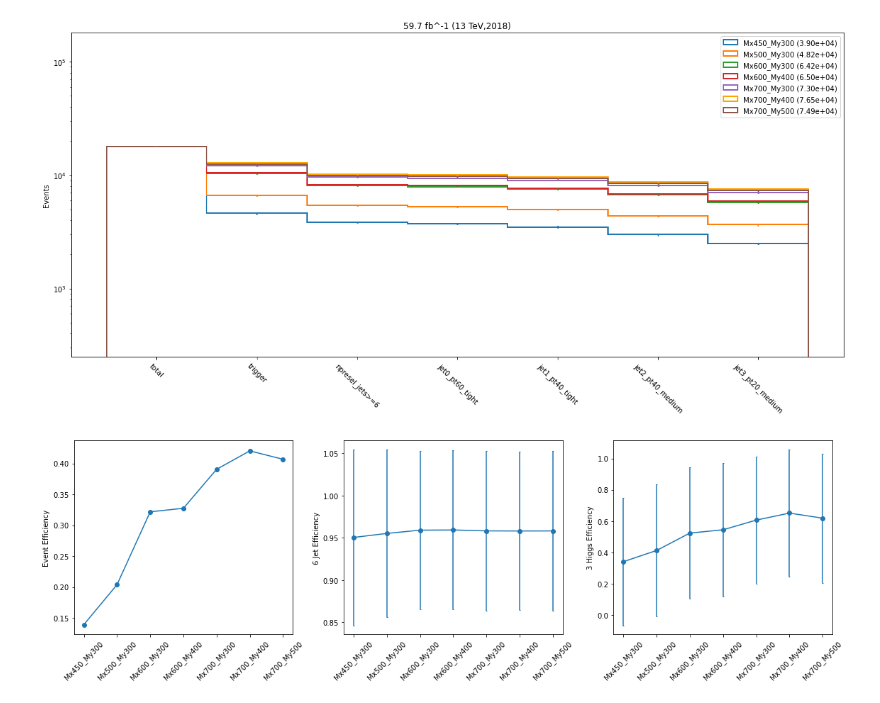
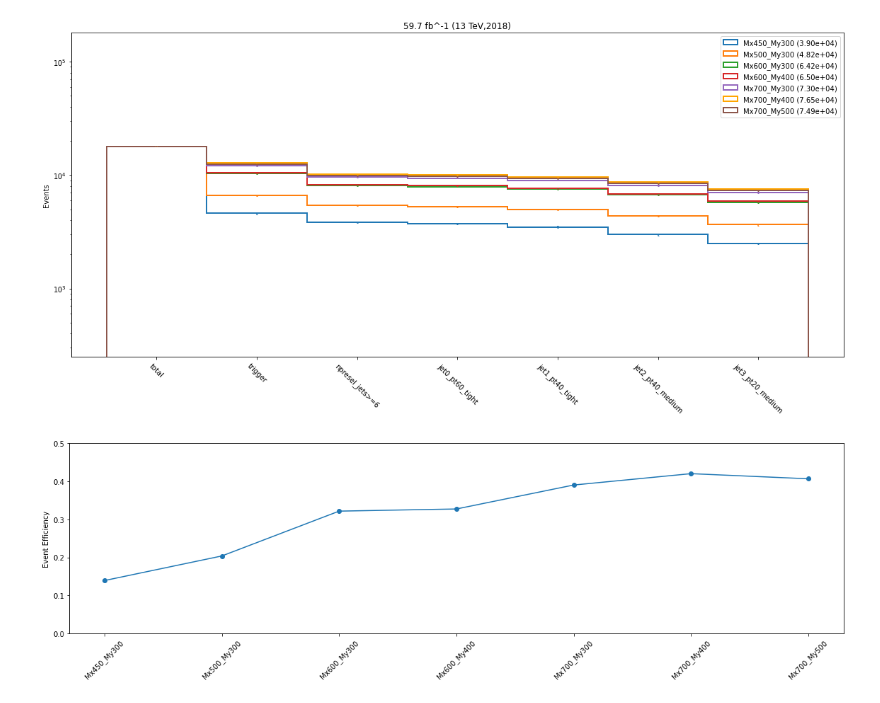
Before and after one commit to ekoenig4/analysis, a Jupyter notebook: jupyter/model_study.ipynb, the cells around one changed output. Drawn from its saved outputs; the diff is of its cells as text; code cells hidden in the pictures.

```diff
--- a/jupyter/model_study.ipynb
+++ b/jupyter/model_study.ipynb
@@ -28,5 +31,5 @@ bkg_tree = Tree( fc.sr.QCD_B_List+[fc.sr.TTJets])
 # %%
-for point in signal_points:
+for point in treeiter:
     mx=int(ak.mean(point["gen_X_m"]))
     my=int(ak.mean(point["gen_Y_m"]))
     point.sample = f"Mx{mx}_My{my}"
@@ -59,0 +81,24 @@ for tree in signal_points:
+# %%
+
+def graph_signal(ydata,ylabel=None,xlabels=treeiter.sample,figax=None,set={}):
+    fig,ax = graph_multi(range(7),ydatalist=[ydata[:,0]],yerrs=[ydata[:,1]],ylabel=ylabel,figax=figax)
+    ax.set_xticks(list(range(7)))
+    ax.set_xticklabels(xlabels,rotation=45);
+    ax.set(**set)
+    return fig,ax
+def graph_violin(ydata,ylabel=None,xlabels=treeiter.sample,figax=None):
+    if figax is None: figax = plt.subplots()
+    fig,ax = figax
+
+    ax.violinplot(ydata)
+    ax.set(xticks=list(range(1,8)),ylabel=ylabel)
+    ax.set_xticklabels(xlabels,rotation=45);
+    return fig,ax
+def graph_boxplot(ydata,ylabel=None,xlabels=treeiter.sample,figax=None):
+    if figax is None: figax = plt.subplots()
+    fig,ax = figax
+
+    ax.boxplot(ydata)
+    ax.set(xticks=list(range(1,8)),ylabel=ylabel)
+    ax.set_xticklabels(xlabels,rotation=45);
+    return fig,ax
@@ -62,8 +134,2 @@ study.cutflow(signal_points)
 # %% [output]
 [figure]
-# %%
-def graph_signal(ydata,ylabel=None,xlabels=[point.sample for point in signal_points],figax=None):
-    fig,ax = graph_multi(range(7),ydatalist=[ydata[:,0]],yerrs=[ydata[:,1]],ylabel=ylabel,figax=figax)
-    ax.set_xticks(list(range(7)))
-    ax.set_xticklabels([point.sample for point in signal_points],rotation=45);
-    return fig,ax
@@ -76,19 +136,13 @@ def get_avg_std(array):
 # %%
 def event_eff(tree,ncut=-1):
     cutflow = ak.sum(tree.cutflow,axis=0)
     eff = cutflow[ncut]/cutflow[0]
     err = eff*np.sqrt(1/cutflow[ncut]+1/cutflow[0])
     return (eff,err)
 
-fig,axs = plt.subplots(nrows=1,ncols=3,figsize=(16,5))
-
-sp_data = np.array([ event_eff(point) for point in signal_points ])
-graph_signal(sp_data,ylabel="Event Efficiency",figax=(fig,axs[0]));
-sp_data = np.array([ get_avg_std(point.nn_6j_eff) for point in signal_points ])
-graph_signal(sp_data,ylabel="6 Jet Efficiency",figax=(fig,axs[1]));
-sp_data = np.array([ get_avg_std(point.nn_3d_eff) for point in signal_points ])
-graph_signal(sp_data,ylabel="3 Higgs Efficiency",figax=(fig,axs[2]));
-
+fig,axs = plt.subplots(figsize=(16,5))
+sp_data = np.array([ event_eff(point) for point in treeiter ])
+fig,ax = graph_signal(sp_data,ylabel="Event Efficiency",figax=(fig,axs),set=dict(ylim=(0,0.5)));
 fig.tight_layout()
 # %% [output]
-[figure, old version]
+[figure, new version]
```
Also changed, not shown: parts of 26 cells of this notebook, 2 other files.
